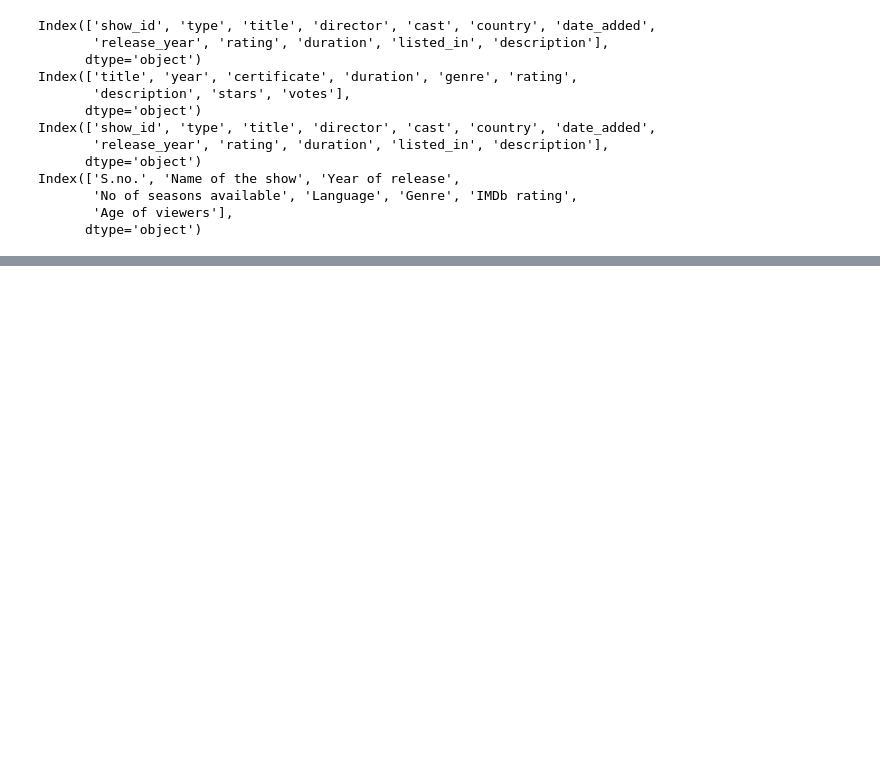
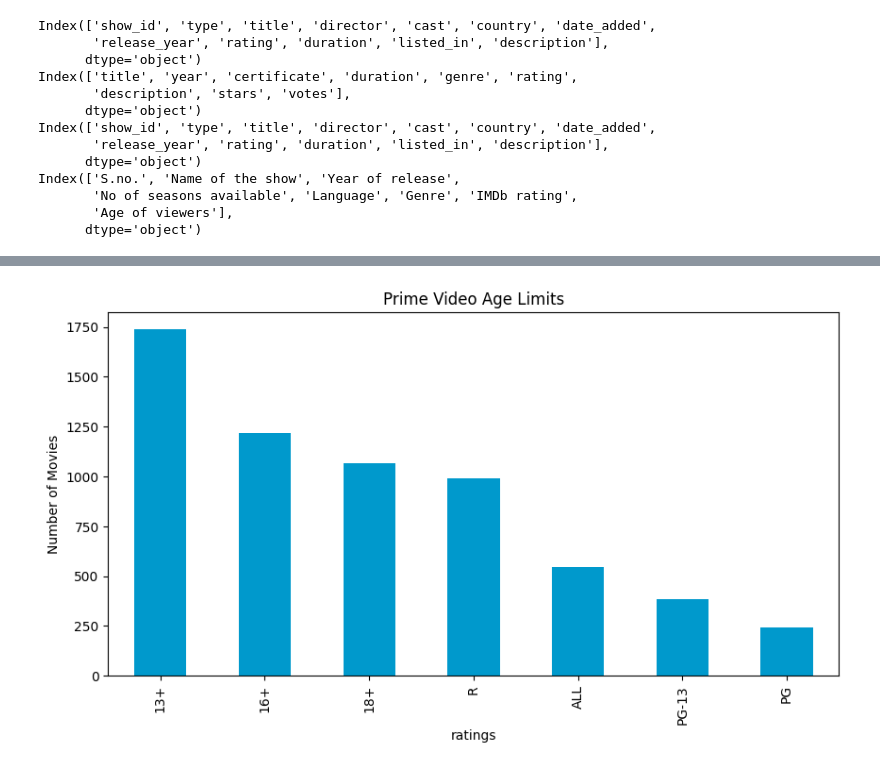
Before and after one commit to emirryilmazz/movies_datascience, a Jupyter notebook: project.ipynb, the cells around one changed output, grey strips where cells are left out. Saved outputs shown, nothing was run; the diff lists cells and outputs as text; code cells hidden in the pictures; blank space fills up the shorter version.

```diff
--- a/project.ipynb
+++ b/project.ipynb
@@ -64,3 +64,12 @@ Index(['S.no.', 'Name of the show', 'Year of release',
        'No of seasons available', 'Language', 'Genre', 'IMDb rating',
        'Age of viewers'],
       dtype='object')
+# %%
+#delete description column in netflix_data1 and prime_data
+prime_data = prime_data.drop(['description', 'date_added','show_id'], axis=1)
+# %%
+# chance listed_in columns name to genre
+prime_data.rename(columns={'listed_in':'genre'}, inplace=True)
+# %%
+#delete null values if cast or director is null
+prime_data = prime_data.dropna(subset=['cast', 'director'])
@@ -66,0 +85,9 @@ Index(['S.no.', 'Name of the show', 'Year of release',
+# %%
+#show ratings in prime_data in chart just show top  7
+prime_data['rating'].value_counts().head(7).plot(kind='bar', figsize=(10,5), color='#0099CC')
+plt.title('Prime Video Age Limits')
+plt.ylabel('Number of Movies')
+plt.xlabel('ratings')
+plt.show()
+# %% [output]
+[figure, added]
```
Also changed, not shown: parts of 10 cells of this notebook.
